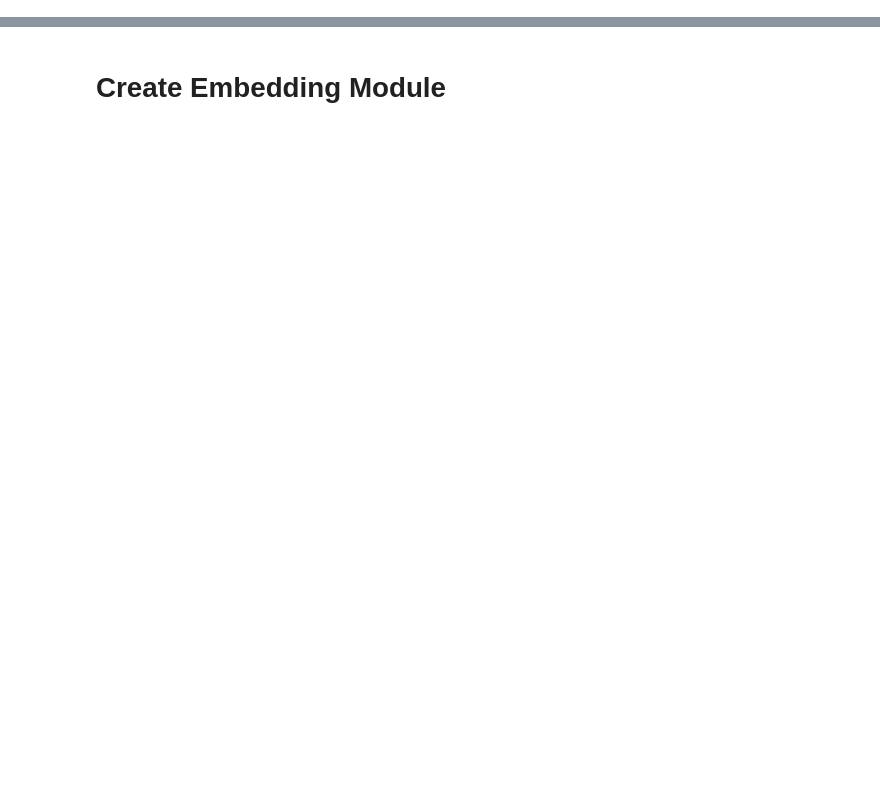
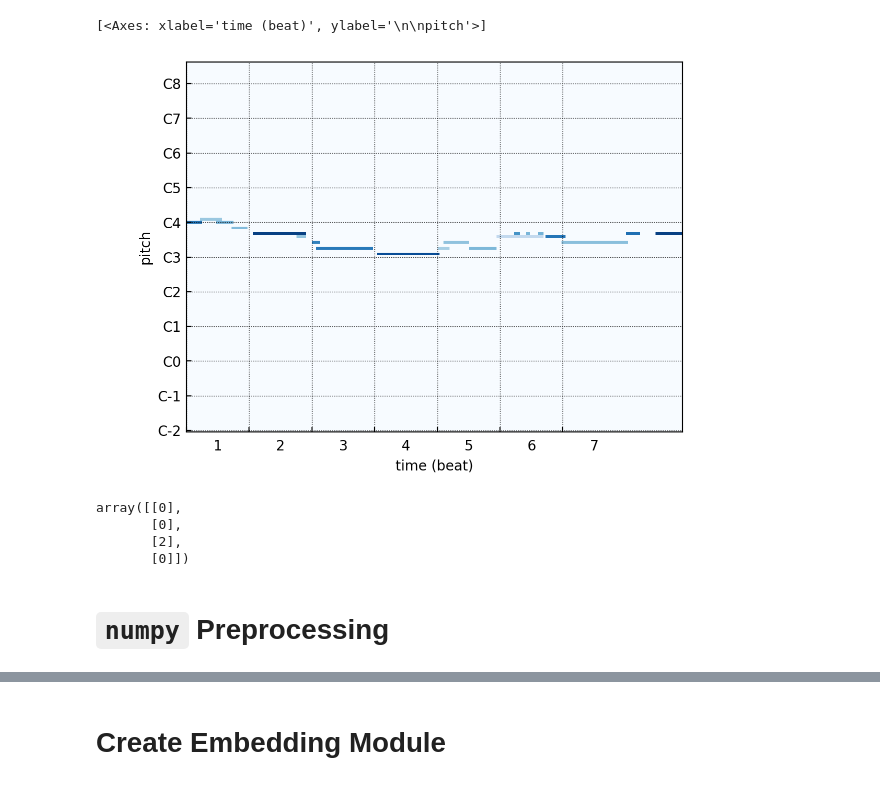
Before and after one commit to RishabhMalviya/raag-midi-gen, a Jupyter notebook: experiments/notebooks/Embedding Layers.ipynb, the cells around one changed output, grey strips where cells are left out. Saved outputs shown, nothing was run; the diff lists cells and outputs as text; code cells hidden in the pictures; blank space fills up the shorter version.

```diff
--- a/experiments/notebooks/Embedding Layers.ipynb
+++ b/experiments/notebooks/Embedding Layers.ipynb
@@ -0,0 +42,7 @@
+# %%
+import muspy
+
+muspy.show_pianoroll(test_muspy_midi)
+# %% [output]
+[<Axes: xlabel='time (beat)', ylabel='\n\npitch'>]
+[figure, added]
@@ -1,3 +56,10 @@
+# %%
+b
+# %% [output]
+array([[0],
+       [0],
+       [2],
+       [0]])
 # %%
 import math
 
@@ -6,0 +70,2 @@ import numpy as np
+# %% [markdown]
+# `numpy` Preprocessing
```
Also changed, not shown: parts of 39 cells of this notebook, 6 other files.
